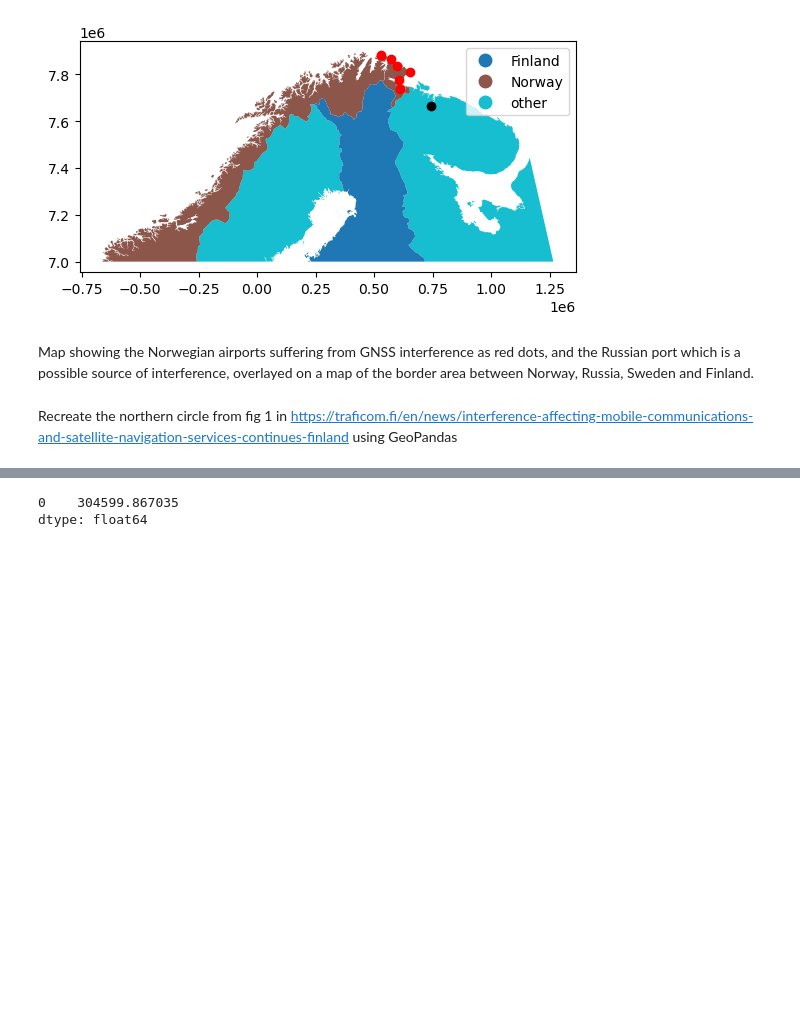
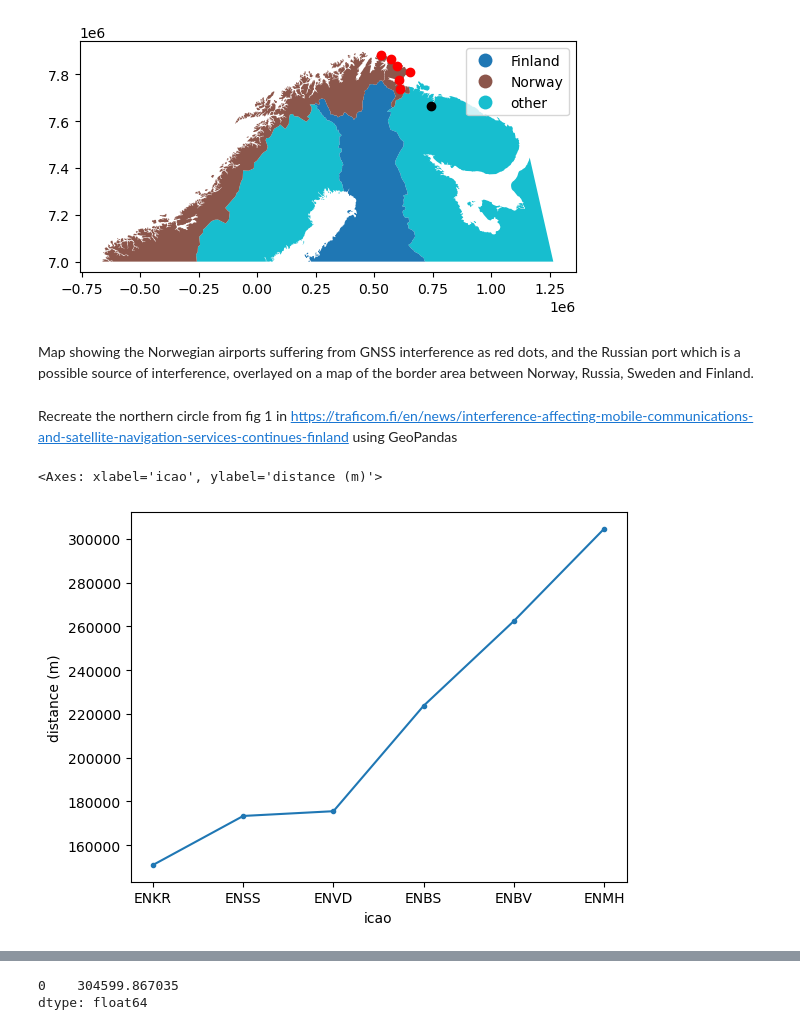
Before and after one commit to stelios-c/GPS_analysis, a Jupyter notebook: scandi_baltic/Finland_map.ipynb, the cells around one changed output, grey strips where cells are left out. Drawn from its saved outputs; the diff is of its cells as text; code cells hidden in the pictures; blank space fills up the shorter version.

Commit message:
get Finland data Frame, try overlay, fail

```diff
--- a/scandi_baltic/Finland_map.ipynb
+++ b/scandi_baltic/Finland_map.ipynb
@@ -50,8 +56,5 @@ norway_df=airports_df.query("airport_name.str.contains('"+affected_list+"')")
 # %%
-norway_gdf=geopandas.GeoDataFrame(norway_df,
-                       geometry=geopandas.points_from_xy(norway_df.lon,
-                                                         norway_df.lat),
-                       crs="EPSG:4326")
+norway_gdf=df2gdf(norway_df.rename(columns={'lon':'longitude','lat':'latitude'}))
 # %%
 local_utm=norway_gdf.estimate_utm_crs(datum_name='WGS 84')
 # %%
@@ -113,3 +110,15 @@ Map showing the Norwegian airports suffering from GNSS interference as red dots,
 #norway_gdf.explore()
 # %% [markdown]
 Recreate the northern circle from fig 1 in https://traficom.fi/en/news/interference-affecting-mobile-communications-and-satellite-navigation-services-continues-finland using GeoPandas
+# %%
+(norway_gdf
+ .set_index('icao')
+ .to_crs(local_utm)
+ .geometry
+ .apply(lambda df: df.distance(df2gdf(location2df(murmansk_location,'murmansk')).to_crs(local_utm).geometry))
+ .sort_values(0)
+ .plot(marker='.',ylabel='distance (m)',legend=False)
+)
+# %% [output]
+<Axes: xlabel='icao', ylabel='distance (m)'>
+[figure, added]
```
Also changed, not shown: parts of 16 cells of this notebook.
